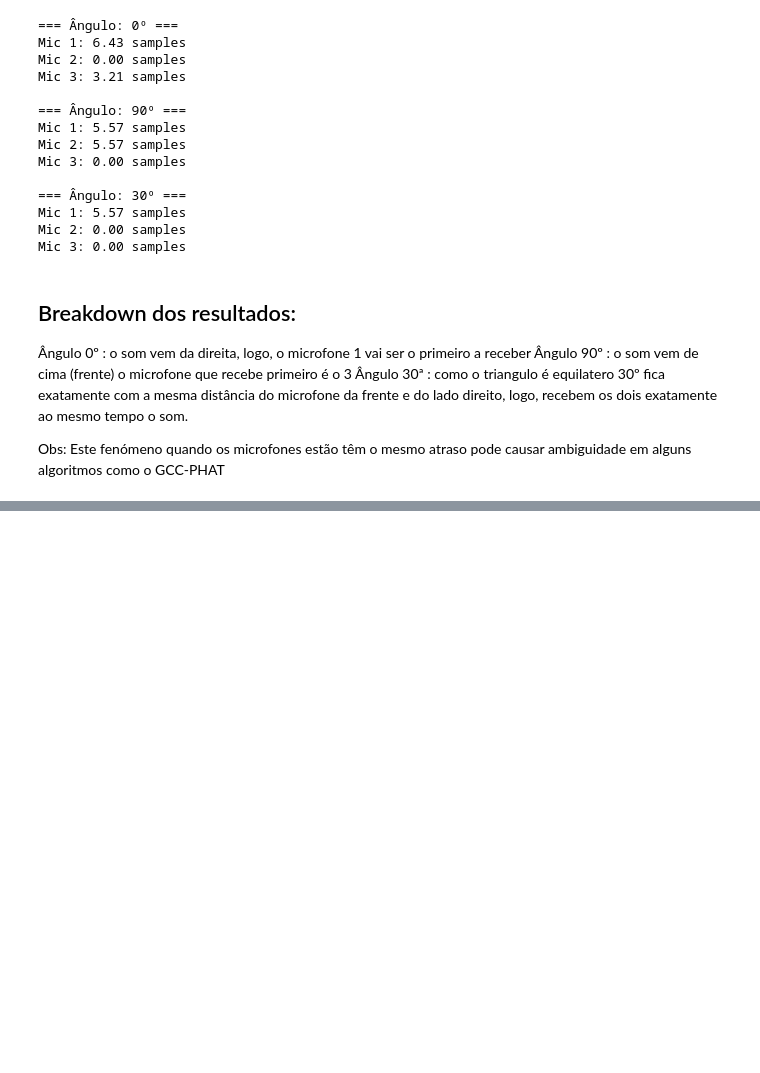
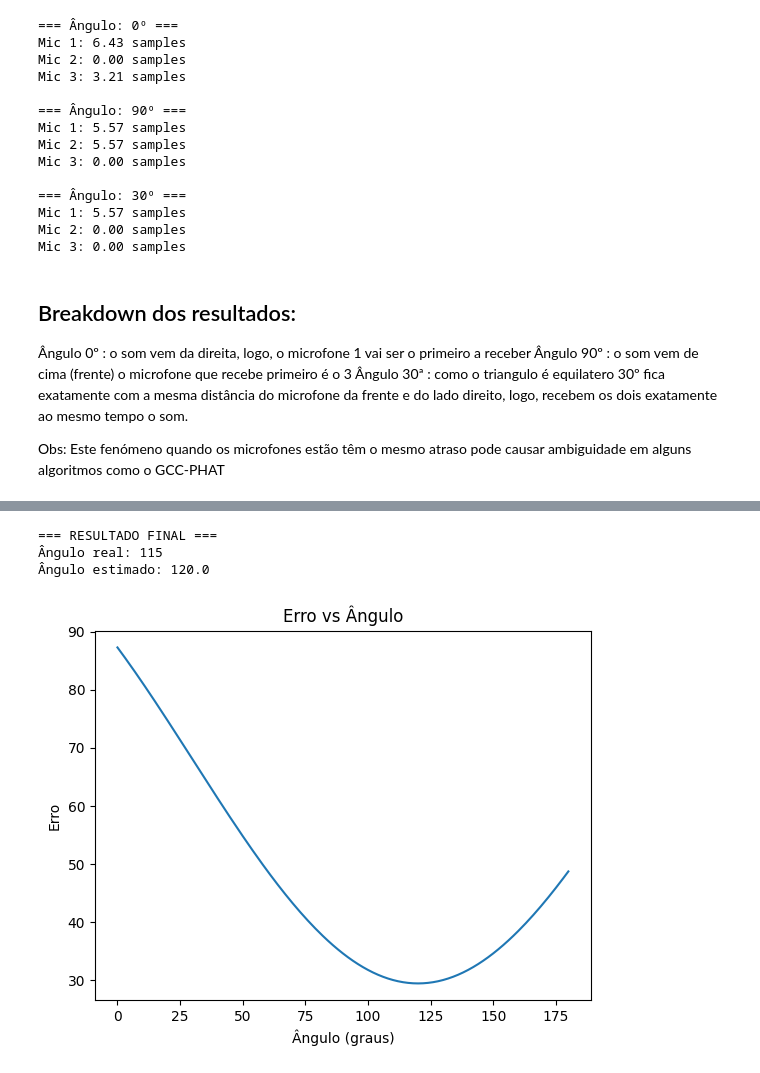
Before and after one commit to davidsoares37/Project_SoniqDirection, a Jupyter notebook: Simulador3Mic.ipynb, the cells around one changed output, grey strips where cells are left out. Saved outputs shown, nothing was run; the diff lists cells and outputs as text; code cells hidden in the pictures; blank space fills up the shorter version.

Commit message:
Correlação e GCC-PHAT

```diff
--- a/Simulador3Mic.ipynb
+++ b/Simulador3Mic.ipynb
@@ -131,0 +189,12 @@ Obs: Este fenómeno quando os microfones estão têm o mesmo atraso pode causar
+# %%
+# Converter atraso para angulo, usando apenas 2 microfones
+
+def tdoa_to_angle(delay_samples, fs, d):
+    dt = delay_samples / fs
+    value = (c * dt) / d
+
+    # evitar erro matemático
+    value = np.clip(value, -1, 1)
+
+    theta = np.arcsin(value)
+    return np.rad2deg(theta)
@@ -131,0 +235,19 @@ Obs: Este fenómeno quando os microfones estão têm o mesmo atraso pode causar
+# %%
+def estimate_angle_3mics(signals, fs):
+    pairs = [(0,1), (0,2), (1,2)]
+    angles = []
+
+    for i, j in pairs:
+        delay = gcc_phat(signals[i], signals[j], fs)
+        d = np.linalg.norm(mic_positions[i] - mic_positions[j])
+
+        angle = tdoa_to_angle(delay, fs, d)
+        angles.append(angle)
+
+    return angles
+
+angles = estimate_angle_3mics(signals, fs)
+
+print("\nÂngulos por par:")
+for a in angles:
+    print(a)
@@ -131,0 +311,18 @@ Obs: Este fenómeno quando os microfones estão têm o mesmo atraso pode causar
+# %%
+angle_est, angles, errors = estimate_angle(signals, fs, mic_positions)
+
+print("\n=== RESULTADO FINAL ===")
+print("Ângulo real:", theta_deg)
+print("Ângulo estimado:", angle_est)
+
+plt.figure()
+plt.plot(angles, errors)
+plt.xlabel("Ângulo (graus)")
+plt.ylabel("Erro")
+plt.title("Erro vs Ângulo")
+plt.show()
+# %% [output]
+=== RESULTADO FINAL ===
+Ângulo real: 115
+Ângulo estimado: 120.0
+[figure, added]
```
Also changed, not shown: parts of 13 cells of this notebook, 4 other files.
